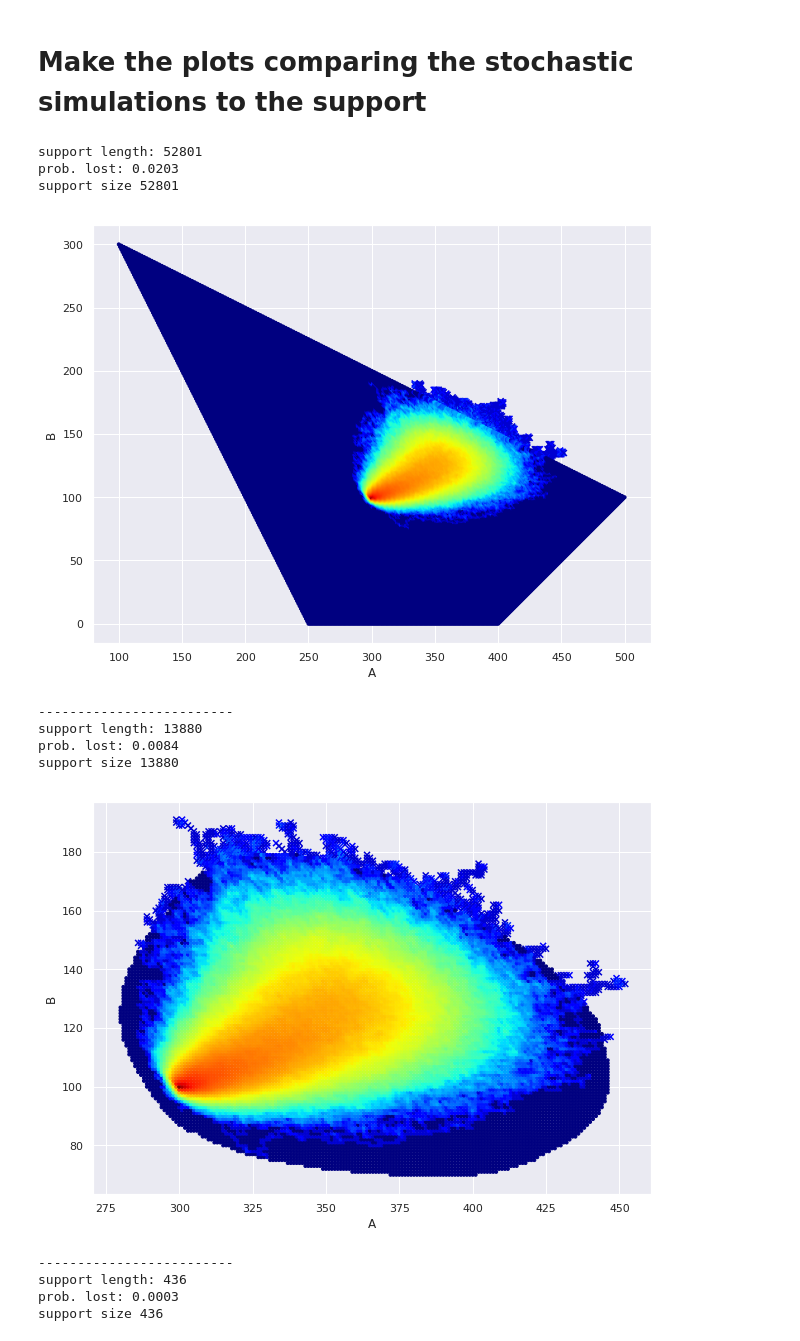
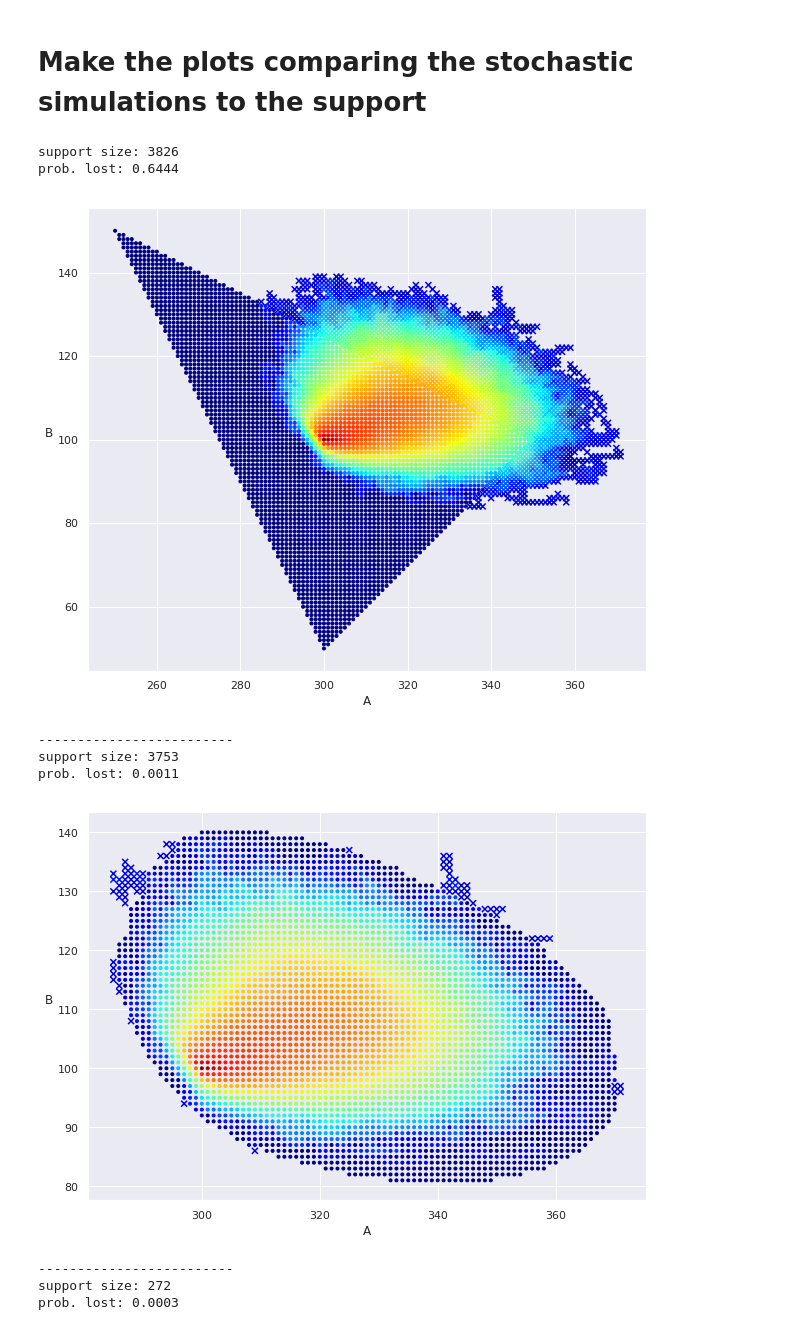
Before and after one commit to kehlert/branch_and_prune, a Jupyter notebook: support_test.ipynb, the cells around one changed output. Saved outputs shown, nothing was run; the diff lists cells and outputs as text; code cells hidden in the pictures.

```diff
--- a/support_test.ipynb
+++ b/support_test.ipynb
@@ -24,7 +24,7 @@ initial_distributions = []
 
 all_model_data.append(ModelData(LotkaVolterraModel(),
                                 ['A', 'B'],
-                                0.25,
+                                0.1,
                                 'Lotka-Volterra'))
 initial_distributions.append({(300, 100): 1.})
 
@@ -33,9 +33,9 @@ initial_distributions.append({(300, 100): 1.})
 ########################
 all_model_data.append(ModelData(GeneToggleModel(),
                                 ['A', 'B'],
-                                0.5,
+                                0.25,
                                 'Toggle'))
-initial_distributions.append({(5, 5): 1.})
+initial_distributions.append({(1, 1): 1.})
 # %% [markdown]
 # Run the stochastic simulations
 # %%
@@ -43,7 +43,7 @@ from tqdm import tnrange, tqdm_notebook
 from run_sim import run_sim
 
 repeats = 1*10**4
-np.random.seed(1)
+# np.random.seed(1)
 
 stoch_sim_data = {}
 
@@ -57,13 +57,14 @@ def get_data(model_data, init_dist):
 
     x0 = np.array(list(init_dist.keys())[0])
 
-    final = np.zeros(len(species))
+    final = np.zeros(len(model_data.species))
     for i in tnrange(repeats, desc='Running simulations'):
         state_path, _ = run_sim(model_data.model, x0, model_data.t)
         final += state_path[-1,1:]
         state_paths.append(state_path)
 
     true_expected_x = final / float(repeats)
+
 
     data = pd.DataFrame(np.concatenate(state_paths)[:,1:], columns=model_data.species, dtype='int')
     data = data.groupby(model_data.species).size().reset_index(name='counts')
@@ -97,15 +98,13 @@ def make_support_plot(support_algo, model_data, init_dist, param):
     else:
         support = res
 
-    print('support length: {}'.format(len(support)))
-
     #for each state visited by a path, determine if it's in the support
-    support_memberships = raw_data.groupby(species)[species].apply(lambda x: tuple(x.values.flatten()) in support).reset_index(name='in_support')
+    support_memberships = raw_data.groupby(model_data.species)[model_data.species].apply(lambda x: tuple(x.values.flatten()) in support).reset_index(name='in_support')
     data = raw_data.merge(support_memberships)
 
     #support_df is just for plotting
-    support_df = pd.DataFrame(list(support), columns=species)
-    support_df = support_df.merge(raw_data, on=species, how='left').fillna(0)
+    support_df = pd.DataFrame(list(support), columns=model_data.species)
+    support_df = support_df.merge(raw_data, on=model_data.species, how='left').fillna(0)
 
     def compute_prob_lost():
         number_exited = 0.0
@@ -116,8 +115,9 @@ def make_support_plot(support_algo, model_data, init_dist, param):
                 number_exited += 1.0
         return number_exited / float(len(state_paths))
 
+    print('support size: {}'.format(len(support)))
     print('prob. lost: {}'.format(compute_prob_lost()))
-    print('support size {}'.format(len(support)))
+
 
     #print(data.head())
 
@@ -144,46 +144,49 @@ def make_support_plot(support_algo, model_data, init_dist, param):
     plt.scatter(x=marginal_support_df['A'],
                 y=marginal_support_df['B'],
                 c=marginal_support_df['counts'] + 1, #add 1 because counts might be zero
                 marker='.',
                 norm=color_norm,
                 cmap='jet')
 
     plt.xlabel('A')
-    plt.ylabel('B')
+    plt.ylabel('B', rotation=0, ha='right')
 #     plt.title('Model: {}, Support size: {}'.format(model_data.model_name, len(support)))
 
     #plot the 'expected path'
 #     dx = expected_final_x - x0
 #     plt.arrow(x0[0], x0[1], dx[0], dx[1],
 #               width=0.1,
 #               head_width=0.5,
 #               color='black')
 
     plt.gcf().set_size_inches(10, 10)
     plt.gca().set_aspect('equal')
+
+    plt.savefig('{}_{}.eps'.format(model_data.model_name, support_algo.__module__),
+                format='eps',
+                dpi=1000,
+                bbox_inches='tight')
     plt.show()
+
 
     print('-------------------------')
 
 ####################################################
 
-reachability_params = {'Lotka-Volterra': 200, 'Toggle': 20}
-branch_and_prune_params = {'Lotka-Volterra': 10**(-8), 'Toggle': 10**(-8)}
+reachability_params = {'Lotka-Volterra': 50, 'Toggle': 20}
+branch_and_prune_params = {'Lotka-Volterra': 10**(-6), 'Toggle': 10**(-7)}
 
 for model_data, init_dist in zip(all_model_data, initial_distributions):
     make_support_plot(r_step_reachability.get_support, model_data, init_dist, reachability_params[model_data.model_name])
     make_support_plot(branch_and_prune.get_support, model_data, init_dist, branch_and_prune_params[model_data.model_name])
 # %% [output]
-support length: 52801
-prob. lost: 0.0203
-support size 52801
+support size: 3826
+prob. lost: 0.6444
-[figure, old version]
+[figure, new version]
 -------------------------
-support length: 13880
-prob. lost: 0.0084
-support size 13880
+support size: 3753
+prob. lost: 0.0011
-[figure, old version]
+[figure, new version]
 -------------------------
-support length: 436
+support size: 272
 prob. lost: 0.0003
-support size 436
```
Also changed, not shown: parts of 2 cells of this notebook, 13 other files.
